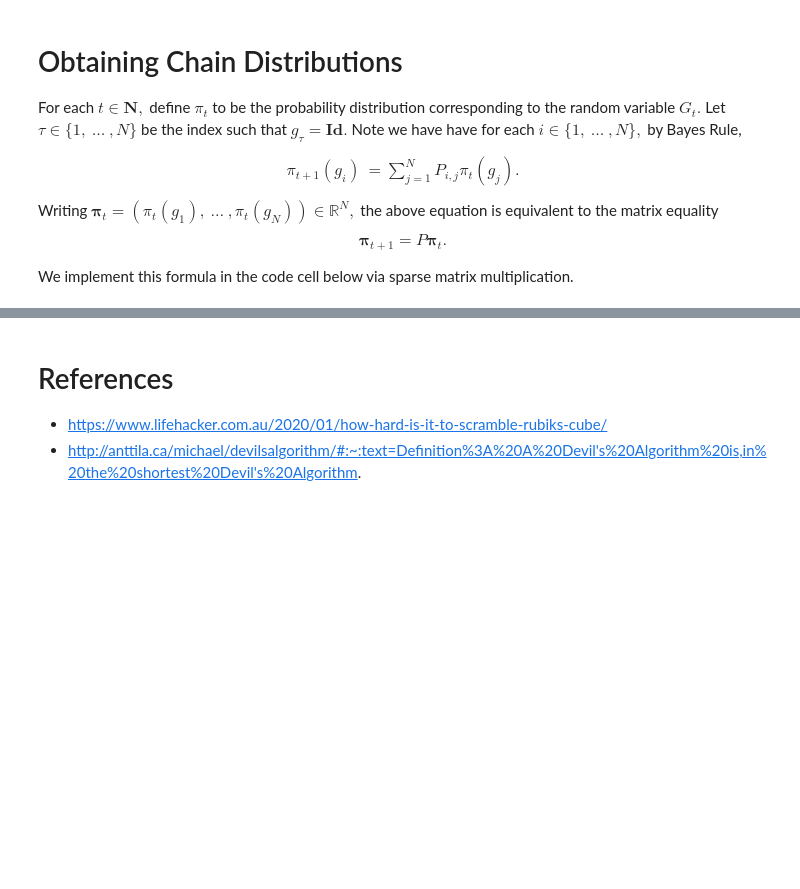
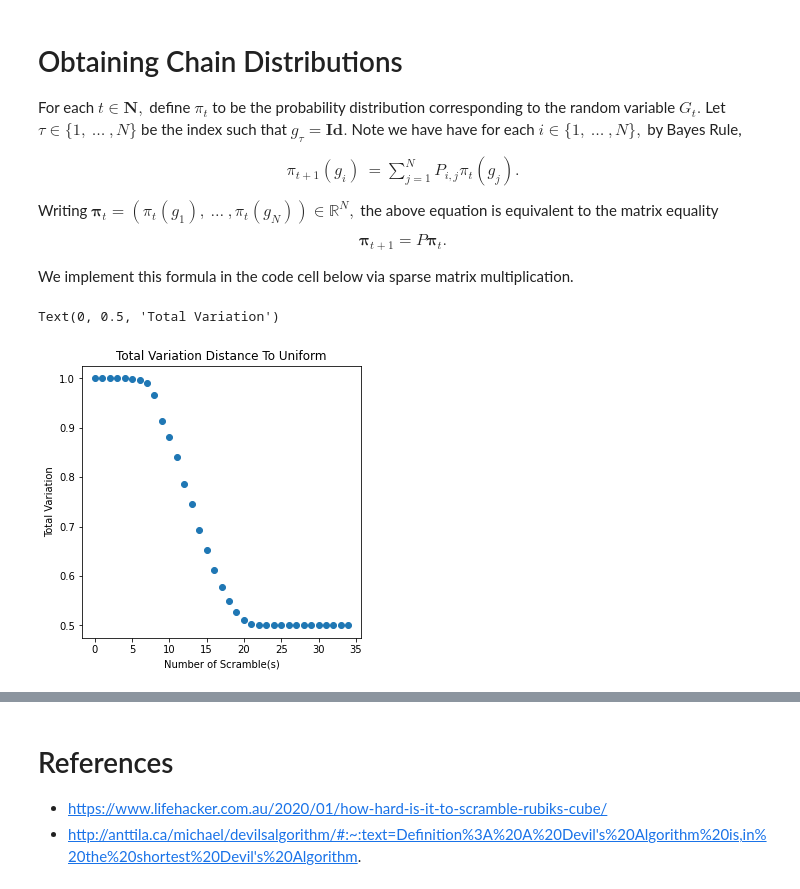
Before and after one commit to vskaush2/RubiksCubeMarkovChain, a Jupyter notebook: RubiksCubeGroupDemo.ipynb, the cells around one changed output, grey strips where cells are left out. Saved outputs shown, nothing was run; the diff lists cells and outputs as text; code cells hidden in the pictures; blank space fills up the shorter version.

Commit message:
Updated RubiksCubeGroupDemo.ipynb with Total Variation Distance Computations.

```diff
--- a/RubiksCubeGroupDemo.ipynb
+++ b/RubiksCubeGroupDemo.ipynb
@@ -289,4 +293,21 @@ def get_chain_distribution(dim,transition_matrix,t):
             pi_n=transition_matrix*previous_pi
             sc.sparse.save_npz(file_path,pi_n)
             return pi_n
+
+def get_tv_dist_to_uniform(dim,transition_matrix,t):
+    pi=get_chain_distribution(dim,transition_matrix,t)
+    N=pi.shape[0]
+    diffs=pi.toarray().flatten()-1/N
+    tv_dist=np.linalg.norm(diffs,1)/2
+    return tv_dist
+# %%
+fig,ax=plt.subplots(figsize=(5,5))
+tv_dists=[get_tv_dist_to_uniform(dim,transition_matrix,t) for t in range(35)]
+ax.scatter(range(len(tv_dists)), tv_dists)
+ax.set_title("Total Variation Distance To Uniform")
+ax.set_xlabel("Number of Scramble(s)")
+ax.set_ylabel("Total Variation")
+# %% [output]
+Text(0, 0.5, 'Total Variation')
+[figure, added]
 # %%
```
Also changed, not shown: parts of 7 cells of this notebook.
